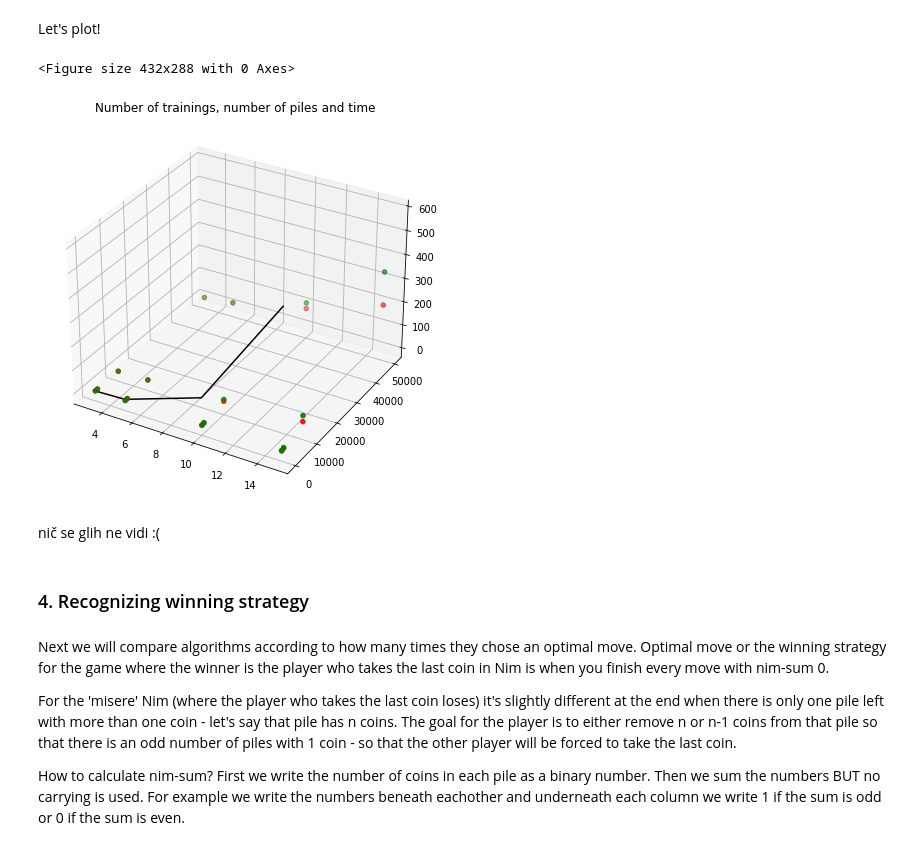
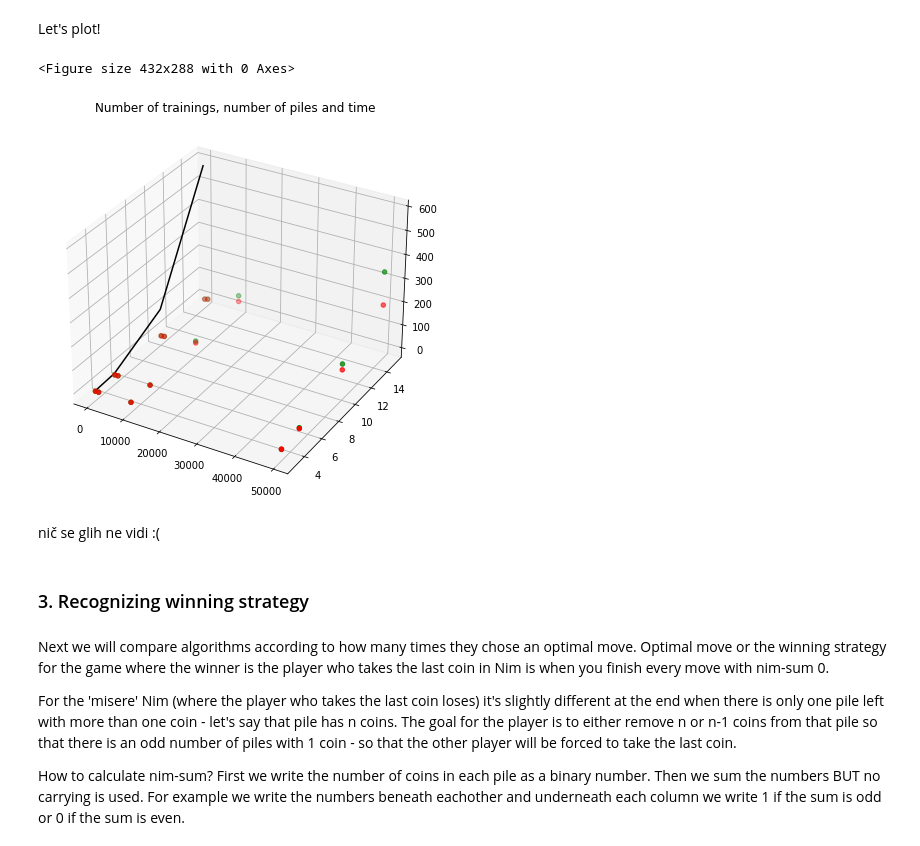
Before and after one commit to evgenijja/nim, a Jupyter notebook: comparison.ipynb, the cells around one changed output. Cells and saved outputs as stored; diff of their text form; code cells hidden in the pictures.

```diff
--- a/comparison.ipynb
+++ b/comparison.ipynb
@@ -220,38 +194,38 @@ for elt in T:
 # %%
 import numpy as np
 import matplotlib.pyplot as plt
 from mpl_toolkits import mplot3d
 
 # creating an empty canvas
 fig = plt.figure()
 
 # defining the axes with the projection
 # as 3D so as to plot 3D graphs
 # axx = plt.axes(projection="3d")
 
 # creating a wide range of points x,y,z
 # ax.plot3D(y1, x1, z1, 'red')
 # ax.plot3D(y2, x2, z2, 'blue')
 # axx.plot3D(y3, x3, z3, 'black')
 
 fig = plt.figure(figsize = (10, 7))
 ax = plt.axes(projection ="3d")
 
 # Creating plot
-ax.scatter3D(y1, x1, z1, color = "green")
-ax.scatter3D(y2, x2, z2, color = "red")
-ax.plot3D(y3, x3, z3, color = "black") # tole je za minimax - dala sem kot 0 treningov
+ax.scatter3D(x1, y1, z1, color = "green")
+ax.scatter3D(x2, y2, z2, color = "red")
+ax.plot3D(x3, y3, z3, color = "black") # tole je za minimax - dala sem kot 0 treningov
 plt.title("Number of trainings, number of piles and time")
 
 # show plot
 plt.show()
 # %% [output]
 <Figure size 432x288 with 0 Axes>
-[figure, old version]
+[figure, new version]
 # %% [markdown]
 nič se glih ne vidi :(
 # %% [markdown]
-### 4. Recognizing winning strategy
+### 3. Recognizing winning strategy
 # %% [markdown]
 Next we will compare algorithms according to how many times they chose an optimal move. Optimal move or the winning strategy for the game where the winner is the player who takes the last coin in Nim is when you finish every move with nim-sum 0.
 
```
Also changed, not shown: parts of 8 cells of this notebook.
